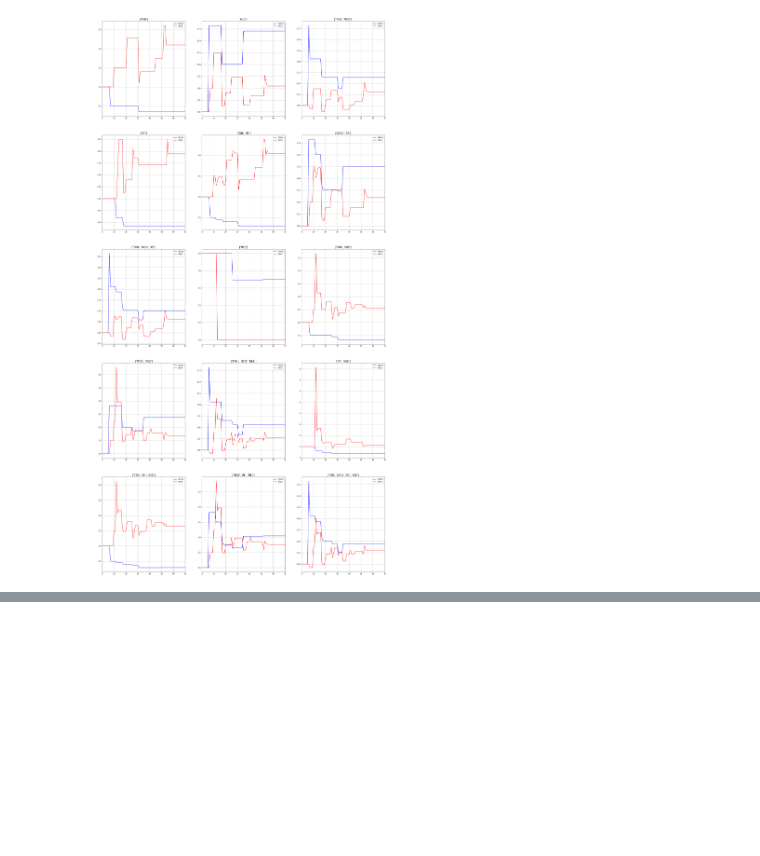
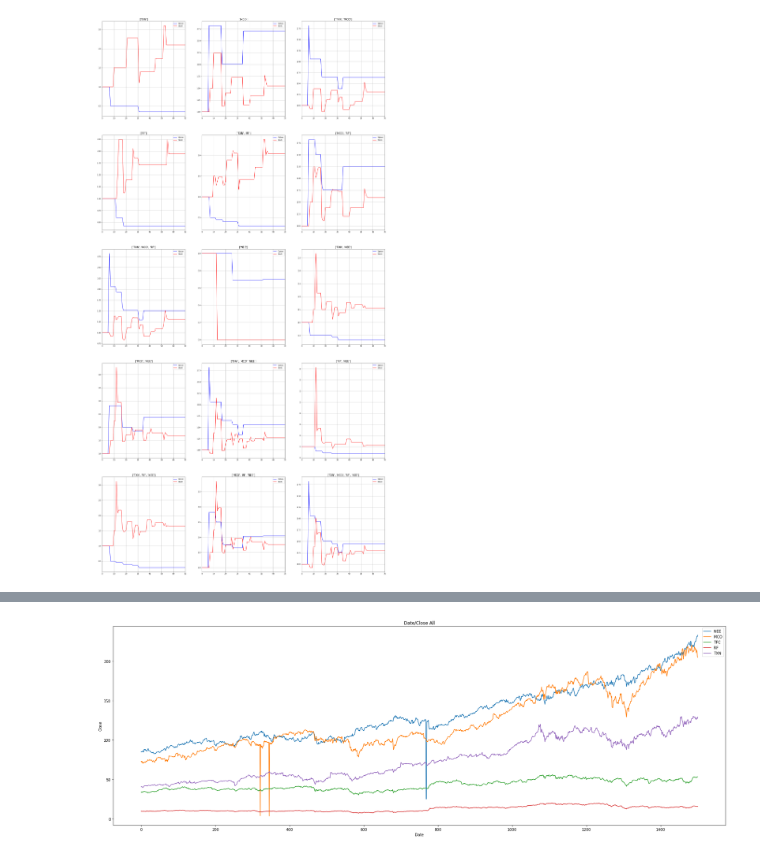
Before and after one commit to CalvinCottin/Option-Backtesting, a Jupyter notebook: Untitled-checkpoint.ipynb, the cells around one changed output, grey strips where cells are left out. Saved outputs shown, nothing was run; the diff lists cells and outputs as text; code cells hidden in the pictures; blank space fills up the shorter version.

```diff
--- a/Untitled-checkpoint.ipynb
+++ b/Untitled-checkpoint.ipynb
@@ -1124,3 +1124,19 @@ data_use = res2
 plot_individuals(data_use["Stock_Percentage_Returns"][0], data_use, data_use["symbols"])
 # %% [output]
 [figure]
+# %%
+def plotCloseAll():
+    df2 = symbols
+    # Create an axes object
+    axes = plt.gca()
+
+    # pass the axes object to plot function
+    df2[df2['UnderlyingSymbol']=='NEE'].plot(kind='line',y='Close', ax=axes, label= "NEE", figsize=(30,10))
+    df2[df2['UnderlyingSymbol']=='MCO'].plot(kind='line',y='Close', ax=axes, label= "MCO")
+    df2[df2['UnderlyingSymbol']=='TFC'].plot(kind='line',y='Close', ax=axes, label= "TFC")
+    df2[df2['UnderlyingSymbol']=='RF'].plot(kind='line',y='Close', ax=axes, label= "RF")
+    df2[df2['UnderlyingSymbol']=='TXN'].plot(kind='line',y='Close', ax=axes, label= "TXN")
+
+    plt.title("Date/Close All")
+    plt.xlabel("Date")
+    plt.ylabel("Close")
@@ -1126,0 +1245,4 @@ plot_individuals(data_use["Stock_Percentage_Returns"][0], data_use, data_use["sy
+# %%
+plotCloseAll()
+# %% [output]
+[figure, added]
```
Also changed, not shown: parts of 12 cells of this notebook.
